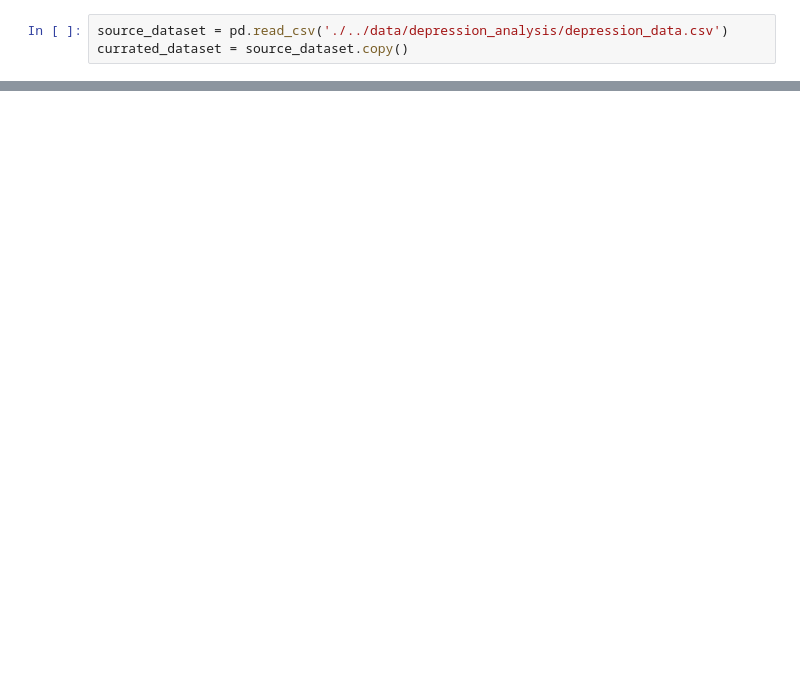
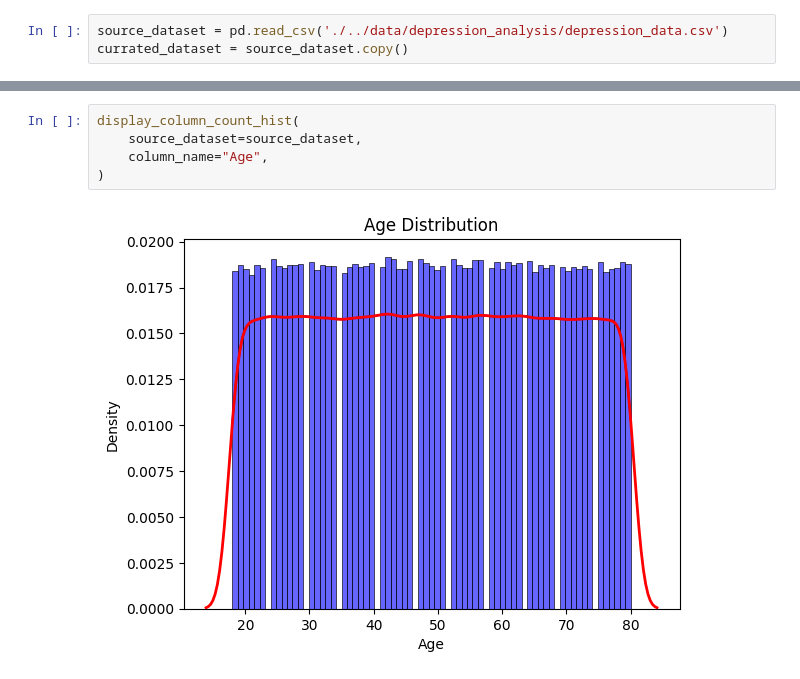
Before and after one commit to ciaran28/project_x, a Jupyter notebook: src/nb_main_da.ipynb, the cells around one changed output, grey strips where cells are left out. Drawn from its saved outputs; the diff is of its cells as text; blank space fills up the shorter version.

```diff
--- a/src/nb_main_da.ipynb
+++ b/src/nb_main_da.ipynb
@@ -406,0 +32,7 @@ AttributeError: 'numpy.ndarray' object has no attribute 'iloc'
+# %%
+display_column_count_hist(
+    source_dataset=source_dataset,
+    column_name="Age",
+)
+# %% [output]
+[figure, added]
```
Also changed, not shown: parts of 63 cells of this notebook, 9 other files.
